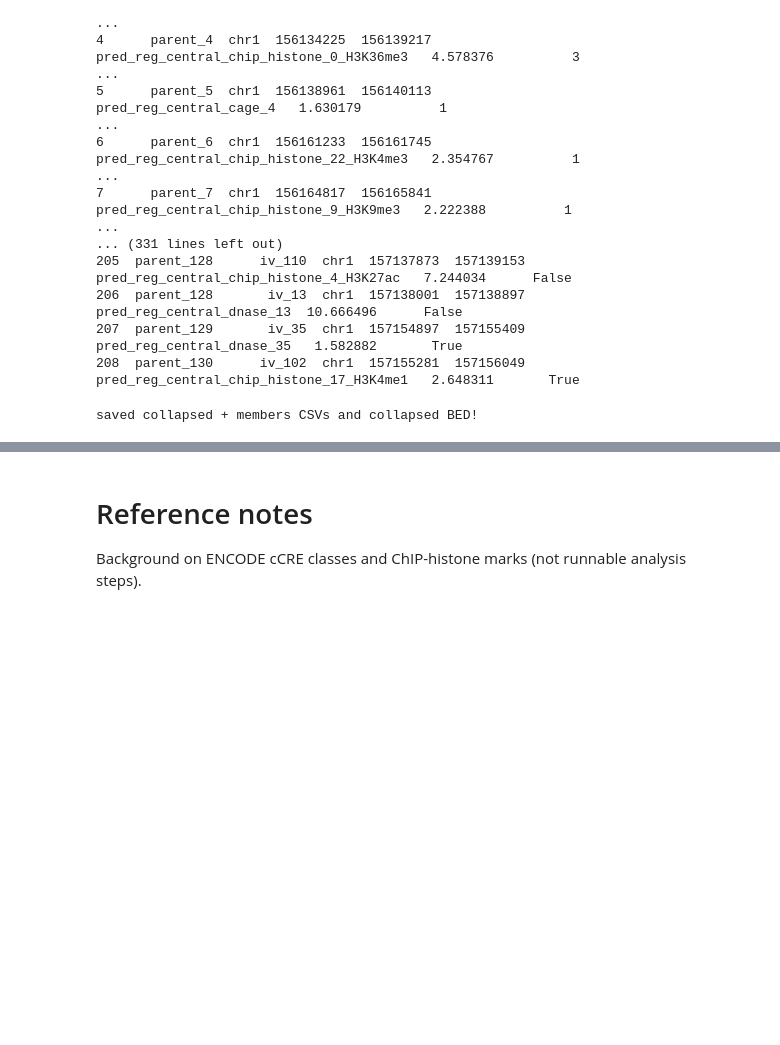
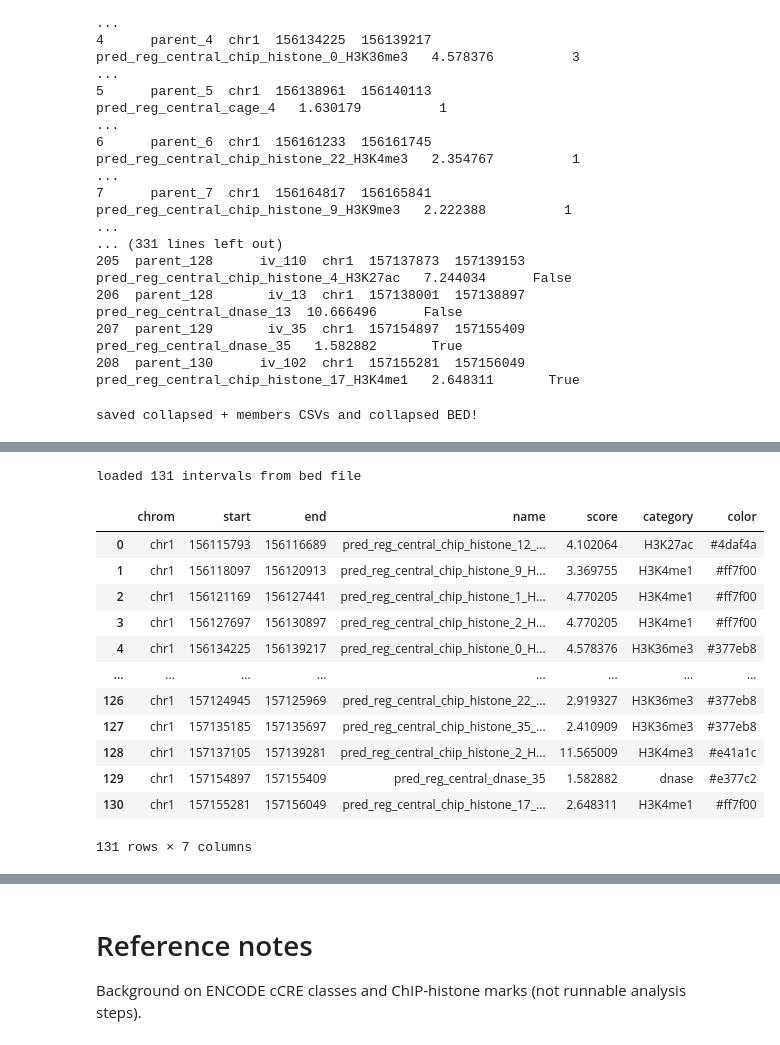
Before and after one commit to cralbers/variant-effects, a Jupyter notebook: osc/predict_reg_regions_osc_ENCODE.ipynb, the cells around one changed output, grey strips where cells are left out. Saved outputs shown, nothing was run; the diff lists cells and outputs as text; code cells hidden in the pictures; blank space fills up the shorter version.

```diff
--- a/osc/predict_reg_regions_osc_ENCODE.ipynb
+++ b/osc/predict_reg_regions_osc_ENCODE.ipynb
@@ -666,20 +525,3 @@ Convert those intervals to a chrom / start / end / name / score DataFrame (CSV s
-# %%
-# make bed formatted df of predicted regions
-# chrom / chromStart / chromEnd / name / score / strand
-
-
-output_df = pd.DataFrame([
-    {
-        "chrom": iv.chromosome,
-        "start": iv.start,
-        "end": iv.end,
-        "name": f"pred_reg_{lmna_context}_{modality}_{i}",
-        "score": iv.info.get("max_signal"),
-    }
-    for i, iv in enumerate(result["intervals"])
-])
-
-# output_df.to_csv(f"outputs/predicted_reg_{lmna_context}_{modality}_combinedtracks.bed", index = False, sep='\t')
 # %% [markdown]
 ## Per-modality / per-histone-mark regions
 
@@ -1024,0 +783,62 @@ plot = plot_components.plot(
+# %%
+def load_bed_intervals(bed_path, plot_interval=None):
+    df = pd.read_csv(bed_path, sep='\t')
+    intervals = [
+        genome.Interval(
+            chromosome=row.chrom,
+            start=int(row.start),
+            end=int(row.end),
+            name=row['name'],
+            info={'score': row.score},
+        )
+        for _, row in df.iterrows()
+    ]
+    num_intervals = len(intervals)
+    if plot_interval is not None:
+        intervals = [iv for iv in intervals if plot_interval.contains(iv)]
+        print(f'loaded {num_intervals} intervals from bed file that fall within {plot_interval}!')
+    else:
+        print(f'loaded {num_intervals} intervals from bed file')
+    return intervals, df
+
+
+bed_intervals, bed_df = load_bed_intervals(f'outputs/predicted_reg_regions_{lmna_context}_indivtracks_LV_128res_collapsed.bed')
+# bed_intervals[0].name
+
+
+
+# Longer keys first so chip_histone / chip_tf / rna_seq match before shorter tokens
+MODALITIES = sorted(MODALITY_COLORS, key=len, reverse=True)
+def category_from_name(name: str) -> str:
+    name = str(name)
+    for mark in HISTONE_MARKS:
+        if mark in name:
+            return mark
+    for modality in MODALITIES:
+        if modality in name:
+            return modality
+    return "other"
+def color_from_category(cat: str) -> str:
+    if cat in HISTONE_COLORS:
+        return HISTONE_COLORS[cat]
+    return MODALITY_COLORS.get(cat, "gray")
+bed_df["category"] = bed_df["name"].map(category_from_name)
+bed_df["color"] = bed_df["category"].map(color_from_category)
+colors = bed_df["color"].tolist()
+bed_df
+# pd.read_csv('outputs/predicted_reg_regions_post.bed', sep='\t')
+# %% [output]
+loaded 131 intervals from bed file
+|  | chrom | start | end | name | score | category | color |
+| 0 | chr1 | 156115793 | 156116689 | pred_reg_central_chip_histone_12_... | 4.102064 | H3K27ac | #4daf4a |
+| 1 | chr1 | 156118097 | 156120913 | pred_reg_central_chip_histone_9_H... | 3.369755 | H3K4me1 | #ff7f00 |
+| 2 | chr1 | 156121169 | 156127441 | pred_reg_central_chip_histone_1_H... | 4.770205 | H3K4me1 | #ff7f00 |
+| 3 | chr1 | 156127697 | 156130897 | pred_reg_central_chip_histone_2_H... | 4.770205 | H3K4me1 | #ff7f00 |
+| 4 | chr1 | 156134225 | 156139217 | pred_reg_central_chip_histone_0_H... | 4.578376 | H3K36me3 | #377eb8 |
+| ... | ... | ... | ... | ... | ... | ... | ... |
+| 126 | chr1 | 157124945 | 157125969 | pred_reg_central_chip_histone_22_... | 2.919327 | H3K36me3 | #377eb8 |
+| 127 | chr1 | 157135185 | 157135697 | pred_reg_central_chip_histone_35_... | 2.410909 | H3K36me3 | #377eb8 |
+| 128 | chr1 | 157137105 | 157139281 | pred_reg_central_chip_histone_2_H... | 11.565009 | H3K4me3 | #e41a1c |
+| 129 | chr1 | 157154897 | 157155409 | pred_reg_central_dnase_35 | 1.582882 | dnase | #e377c2 |
+| 130 | chr1 | 157155281 | 157156049 | pred_reg_central_chip_histone_17_... | 2.648311 | H3K4me1 | #ff7f00 |
+131 rows × 7 columns
```
Also changed, not shown: parts of 21 cells of this notebook.
